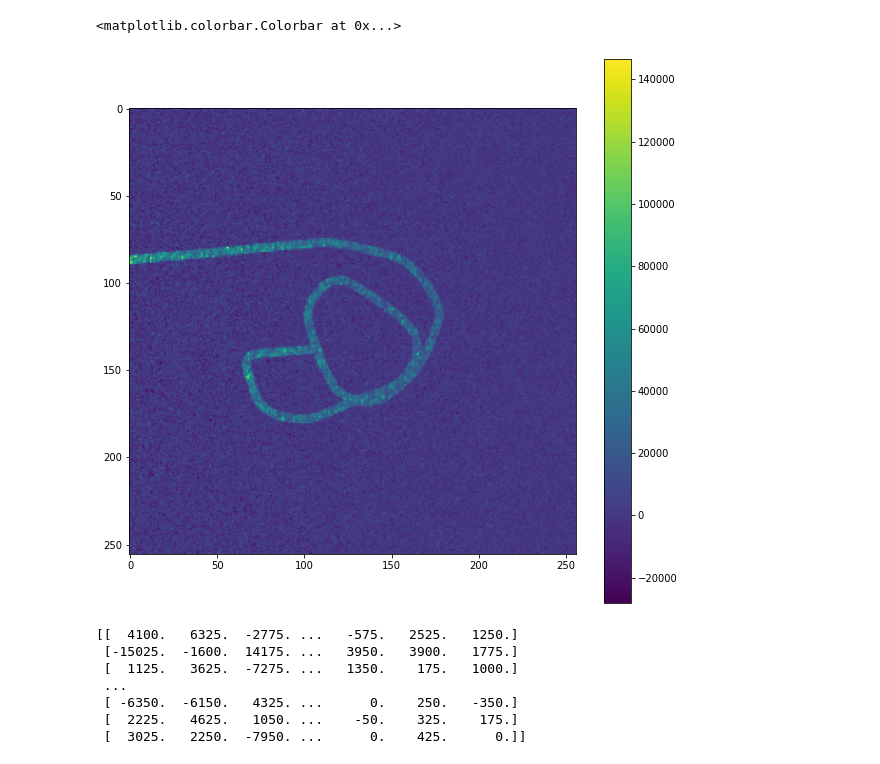
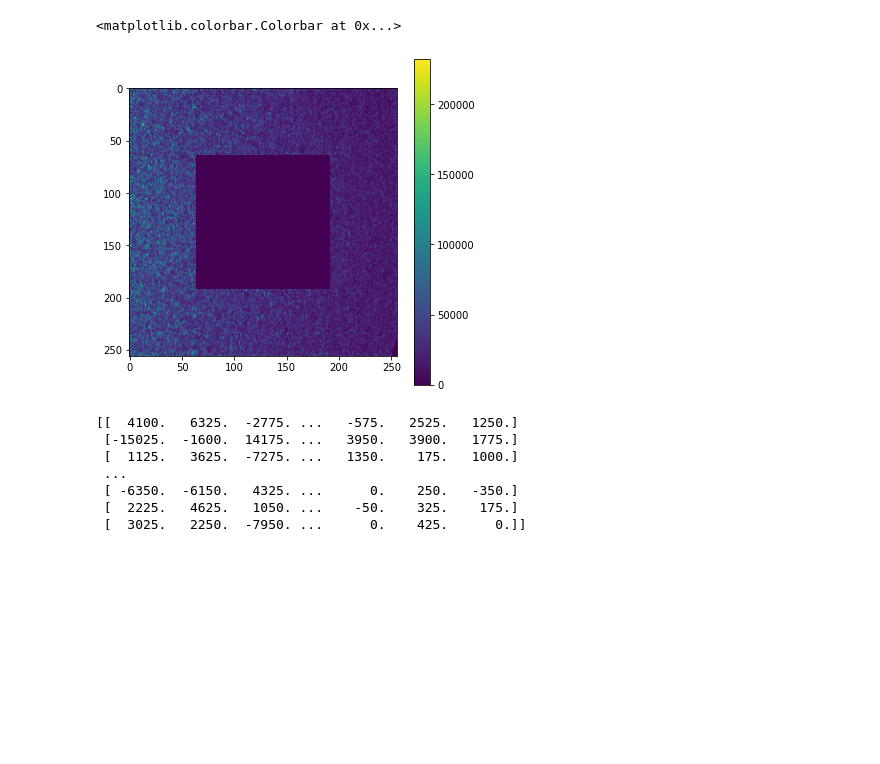
Before and after one commit to yukwangmin/Ghost_Imaging_Scripts, a Jupyter notebook: GI_wire_test.ipynb, the cells around one changed output. Saved outputs shown, nothing was run; the diff lists cells and outputs as text; code cells hidden in the pictures; blank space fills up the shorter version.

```diff
--- a/GI_wire_test.ipynb
+++ b/GI_wire_test.ipynb
@@ -32,10 +36,11 @@ diff_image = image1 - image0
-# %%
-fig, ax = plt.subplots(ncols=1,nrows=1, figsize=(10, 10))
-_=ax.imshow(diff_image)
-fig.colorbar(_)
-# %% [output]
-<matplotlib.colorbar.Colorbar at 0x...>
-[figure, removed]
+# %%
+image1[64:-64, 64:-64] = 0.0
+fig, ax = plt.subplots(ncols=1,nrows=1, figsize=(6, 6))
+_=ax.imshow(image1)
+fig.colorbar(_)
+# %% [output]
+<matplotlib.colorbar.Colorbar at 0x...>
+[figure, added]
 # %%
 print(diff_image)
 # %% [output]
```
Also changed, not shown: parts of 8 cells of this notebook, 1 other file.
